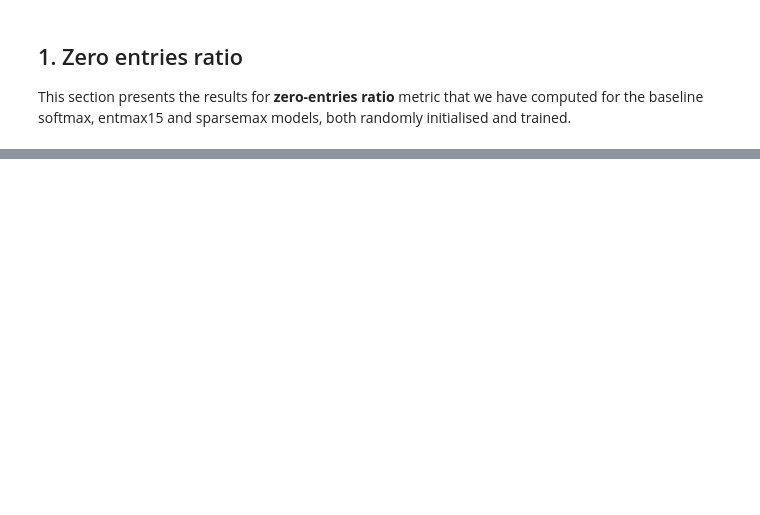
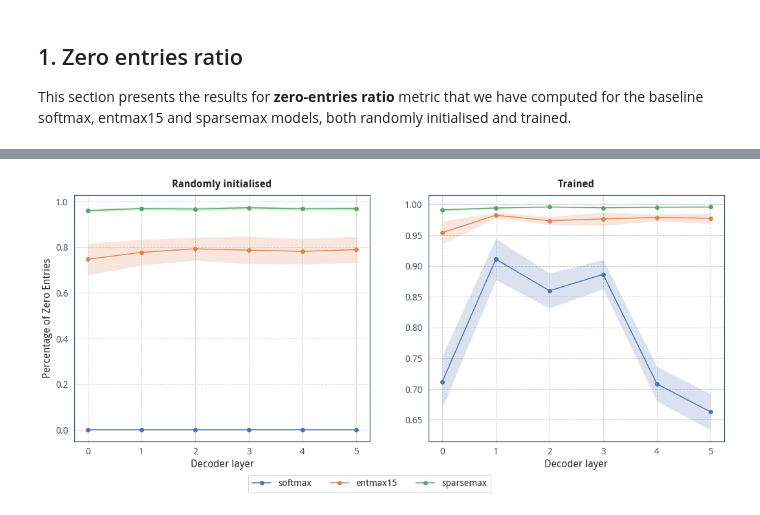
Before and after one commit to erikdao/sparse-detector, a Jupyter notebook: notebooks/val_metrics_analyses.ipynb, the cells around one changed output, grey strips where cells are left out. Drawn from its saved outputs; the diff is of its cells as text; code cells hidden in the pictures; blank space fills up the shorter version.

Commit message:
Add: Percentage of Zero Entries results

```diff
--- a/notebooks/val_metrics_analyses.ipynb
+++ b/notebooks/val_metrics_analyses.ipynb
@@ -163,13 +88,0 @@ filenames = [
-# %%
-data = []
-
-for fn in filenames:
-    fpath = root_dir / "outputs" / "metrics" / fn
-    in_data = torch.load(fpath)
-    item = {
-        "decoder_act": in_data['decoder_act'],
-        "random": "random" in fn,
-        "mean": in_data['mean'],
-        "std": in_data['std']
-    }
-    data.append(item)
@@ -199,0 +89,54 @@ fig.savefig("./images/sparsemax-entmax15-zeros_entries.png", bbox_inches="tight"
+# %%
+fig, axlist = plt.subplots(1, 2, figsize=(18, 7))
+
+ax1, ax2 = axlist
+
+# Randomly initialise
+data = []
+filenames = ["softmax-zeros_ratio-1e-06-random.pt", "entmax15-zeros_ratio-random.pt", "sparsemax-zeros_ratio-random.pt"]
+for fn in filenames:
+    fpath = root_dir / "outputs" / "metrics" / fn
+    in_data = torch.load(fpath)
+    item = {
+        "decoder_act": in_data['decoder_act'],
+        "mean": in_data['mean'],
+        "std": in_data['std']
+    }
+    data.append(item)
+
+for item in data:
+    ax1.plot(item['mean'], marker='o', label=item['decoder_act'])
+    ax1.fill_between(np.arange(6), item['mean']-item['std'], item['mean']+item['std'], alpha=0.2)
+
+ax1.set_title("Randomly initialised", pad=12, fontweight="bold")
+ax1.set_xlabel("Decoder layer")
+ax1.set_ylabel("Percentage of Zero Entries")
+ax1.tick_params(colors='#475569')
+
+# Train models
+data = []
+filenames = ["softmax-zeros_ratio-1e-06.pt", "entmax15-zeros_ratio.pt", "sparsemax-zeros_ratio.pt"]
+for fn in filenames:
+    fpath = root_dir / "outputs" / "metrics" / fn
+    in_data = torch.load(fpath)
+    item = {
+        "decoder_act": in_data['decoder_act'],
+        "mean": in_data['mean'],
+        "std": in_data['std']
+    }
+    data.append(item)
+
+for item in data:
+    ax2.plot(item['mean'], marker='o', label=item['decoder_act'])
+    ax2.fill_between(np.arange(6), item['mean']-item['std'], item['mean']+item['std'], alpha=0.2)
+
+ax2.set_title("Trained", pad=12, fontweight="bold")
+ax2.set_xlabel("Decoder layer")
+ax2.tick_params(colors='#475569')
+
+# Gather common legends
+axlist.flatten()[-2].legend(loc='upper center', bbox_to_anchor=(1.0, -0.12), ncol=3)
+fig.savefig("./images/perc_zeros-scores.png", bbox_inches='tight')
+fig.savefig("./images/perc_zeros-scores.pdf", bbox_inches='tight')
+# %% [output]
+[figure, added]
```
Also changed, not shown: parts of 9 cells of this notebook, 3 other files.
